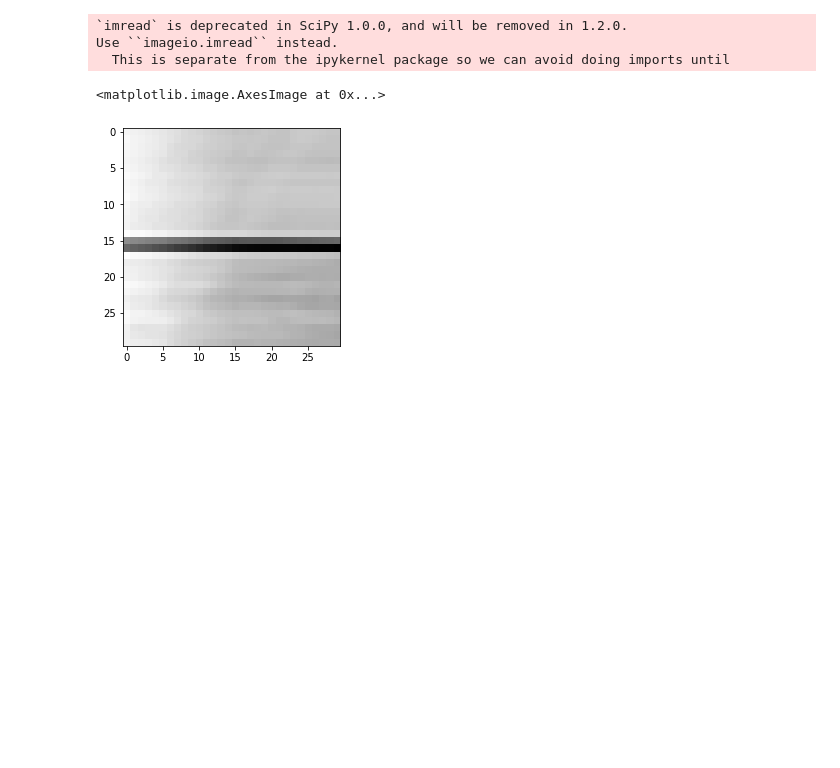
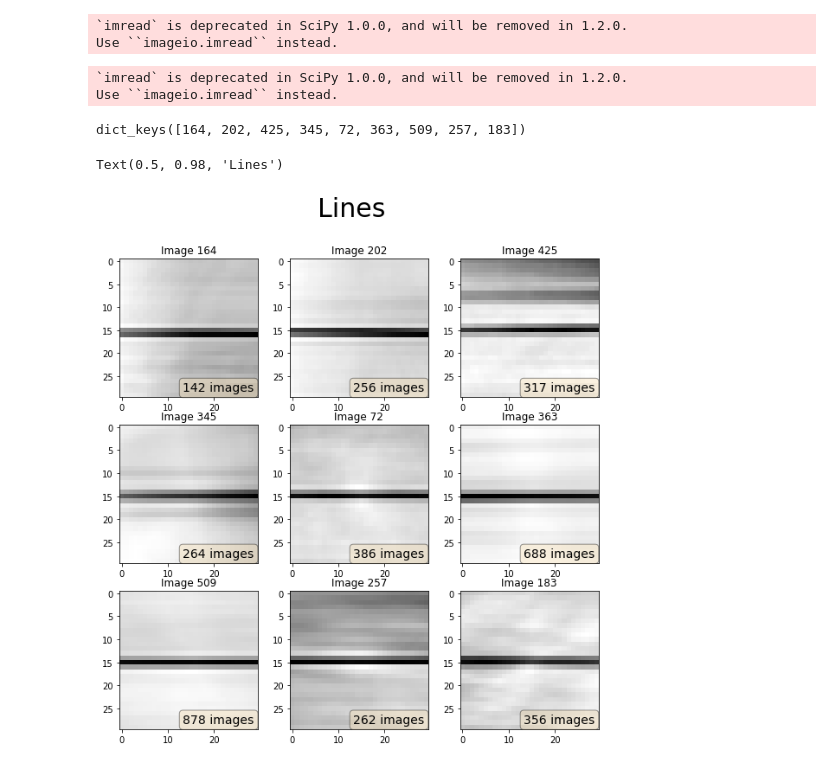
Before and after one commit to reiffd7/line_remover_, a Jupyter notebook: notebooks/explore_windows.ipynb, the cells around one changed output. Cells and saved outputs as stored; diff of their text form; code cells hidden in the pictures; blank space fills up the shorter version.

```diff
--- a/notebooks/explore_windows.ipynb
+++ b/notebooks/explore_windows.ipynb
@@ -22,23 +24,36 @@ drawings = glob.glob('../data/gray/all/drawings/*')
 # %%
-whitespace_dict = {164: 200.2, 202: 200.5, 425: 208., 345: 237.4, 72: 216.2, 363: 247.7, 509: 207.9, 257: 201.2, 203: 250.8, 183: 252.4}
+whitespace_dict = {164: 200.2, 202: 200.5, 425: 208., 345: 237.4, 72: 216.2, 363: 247.7, 509: 207.9, 257: 201.2, 183: 252.4}
 lines_by_img_dict = {k: [] for k in whitespace_dict.keys()}
 drawings_by_dict = {k: [] for k in whitespace_dict.keys()}
 # %%
 for file in lines:
     file_key = int(file.split('/')[5].split('_')[0])
-    lines_by_img_dict[file_key].append(imread(file, mode = 'L'))
+    if file_key == 203:
+        continue
+    else:
+        lines_by_img_dict[file_key].append(imread(file, mode = 'L'))
 # %% [output]
 `imread` is deprecated in SciPy 1.0.0, and will be removed in 1.2.0.
 Use ``imageio.imread`` instead.
-  This is separate from the ipykernel package so we can avoid doing imports until
+# %%
+for file in drawings:
+    file_key = int(file.split('/')[5].split('_')[0])
+    if file_key == 203:
+        continue
+    else:
+        drawings_by_dict[file_key].append(imread(file, mode = 'L'))
+# %% [output]
+`imread` is deprecated in SciPy 1.0.0, and will be removed in 1.2.0.
+Use ``imageio.imread`` instead.
 # %%
 test = np.array(lines_by_img_dict[164])
 # %%
 def mean_pixel_intensity(img, my_dict):
     np_arr = np.array(my_dict[img])
+    n_imgs = np_arr.shape[0]
     mean_pixel_intensity = np.zeros((30, 30))
     for i in range(30):
         for j in range(30):
             mean_pixel_intensity[i, j] = np.mean(np_arr[:, i, j])
-    return mean_pixel_intensity
+    return mean_pixel_intensity, n_imgs
 # %%
@@ -46,5 +61,25 @@ mean_line_164 = mean_pixel_intensity(164, lines_by_img_dict)
-# %%
-plt.imshow(mean_line_164, cmap='gray')
-# %% [output]
-<matplotlib.image.AxesImage at 0x...>
-[figure, removed]
+# %%
+lines_by_img_dict.keys()
+# %% [output]
+dict_keys([164, 202, 425, 345, 72, 363, 509, 257, 183])
+# %%
+fig, ax = plt.subplots(3, 3, figsize = (10, 10))
+a = ax.flatten()
+for i, key in enumerate(lines_by_img_dict.keys()):
+    x = lines_by_img_dict
+    img, n = mean_pixel_intensity(key, x)
+    a[i].imshow(img, cmap='gray')
+    a[i].set_title('Image {}'.format(key))
+    textstr = '{} images'.format(n)
+    props = dict(boxstyle='round', facecolor='wheat', alpha=0.4)
+
+    # place a text box in upper left in axes coords
+    a[i].text(0.46, 0.11, textstr, transform=a[i].transAxes, fontsize=14,
+            verticalalignment='top', bbox=props)
+
+
+
+fig.suptitle('Lines', fontsize = 30)
+# %% [output]
+Text(0.5, 0.98, 'Lines')
+[figure, added]
```
Also changed, not shown: parts of 3 cells of this notebook, 10 other files.
